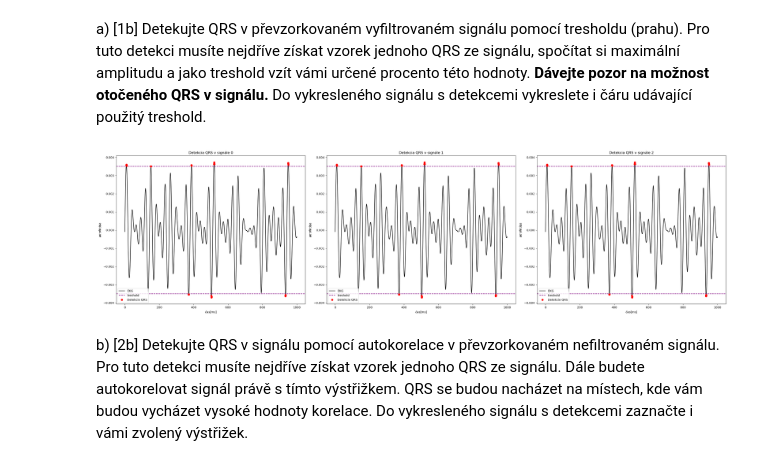
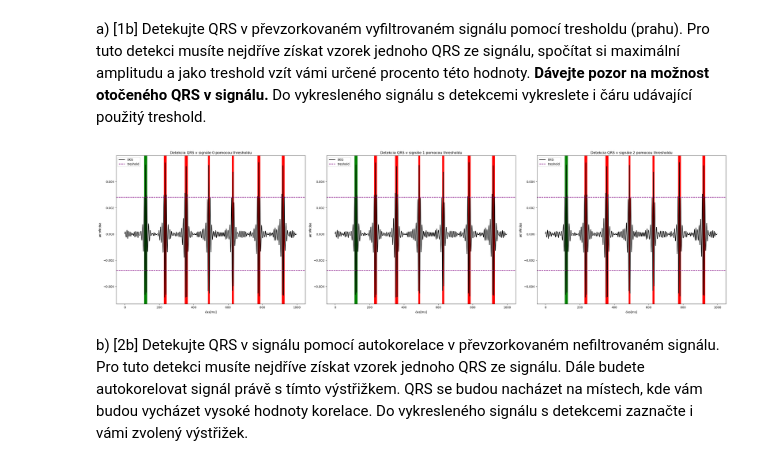
Before and after one commit to matusHubinsky/iss-project-2023, a Jupyter notebook: ISS_ECGProject_2023.ipynb, the cells around one changed output. Cells and saved outputs as stored; diff of their text form; code cells hidden in the pictures.

```diff
--- a/ISS_ECGProject_2023.ipynb
+++ b/ISS_ECGProject_2023.ipynb
@@ -214,8 +208,8 @@ for i in range(3):
     axes[i, 1].set_title('Porovnanie spektra pôvodného a prevzorkovaného signálu ' + str(i))
     axes[i, 1].set_ylabel('$logPSD[Db]$')
     axes[i, 1].set_xlabel('$frekvencia[Hz]$a')
-    axes[i, 1].plot(log_PSD(half_original), color='black')
-    axes[i, 1].plot(log_PSD(half_new), color='red')
+    axes[i, 1].plot(half_original, color='black')
+    axes[i, 1].plot(half_new, color='red')
 
 plt.tight_layout()
 plt.show()
@@ -292,7 +287,7 @@ for i in range(3):
     x, fs = sf.read("new-"+str(i)+".wav")
     i = i * 2
 
-    time = np.arange(0, len(x))
+    time = np.arange(0, len(x)) / fs * 0.5
 
     axes[i, 0].set_title('Originálny signál ' + str(i))
     axes[i, 0].set_xlabel('$čas [ms]$')
@@ -300,7 +295,7 @@ for i in range(3):
     axes[i, 0].plot(time, x, color='black')
 
     new_x = filter(x)
-    new_time = np.arange(0, len(new_x))
+    new_time = np.arange(0, len(new_x)) / fs * 0.5
 
     axes[i, 1].set_title('Vyfiltrovaný signál ' + str(i))
     axes[i, 1].set_xlabel('$čas [ms]$')
@@ -313,13 +308,17 @@ for i in range(3):
     axes[i + 1, 0].set_title('Spektrum originálneho signálu ' + str(i))
     axes[i + 1, 0].set_ylabel('$logPSD [Db]$')
     axes[i + 1, 0].set_xlabel('$frekvencia [Hz]$')
-    axes[i + 1, 0].plot(log_PSD(spectrum_original[:spectrum_original.size//2]), color='black')
+    axes[i + 1, 0].plot(spectrum_original[:spectrum_original.size//2], color='black',  linestyle='-')
 
     axes[i + 1, 1].set_title('Spektrum vyfiltrovaného signálu ' + str(i))
     axes[i + 1, 1].set_ylabel('$logPSD [Db]$')
     axes[i + 1, 1].set_xlabel('$frekvencia [Hz]$')
-    axes[i + 1, 1].plot(log_PSD(spectrum_filtered[:spectrum_filtered.size//2]), color='black')
+    axes[i + 1, 1].plot(spectrum_filtered[:spectrum_filtered.size//2] , color='black', linestyle='-')
 
+    axes[i + 1, 1].axvline(low_cutoff * fs * 0.5 * 10, color='r', linestyle='--', label='Low Cutoff')
+    axes[i + 1, 1].axvline(high_cutoff * fs * 0.5 * 10, color='g', linestyle='--', label='High Cutoff')
+
+    new_fs = fs * 0.5
     sf.write("filtered-"+str(i//2)+".wav", new_x, fs)
 
 plt.tight_layout()
@@ -340,65 +339,69 @@ Příklad zakreslené detekce (před odevzdáním smažte):
 # %% [markdown]
    a) [1b] Detekujte QRS v převzorkovaném vyfiltrovaném signálu pomocí tresholdu (prahu). Pro tuto detekci musíte nejdříve získat vzorek jednoho QRS ze signálu, spočítat si maximální amplitudu a jako treshold vzít vámi určené procento této hodnoty. **Dávejte pozor na možnost otočeného QRS v signálu.** Do vykresleného signálu s detekcemi vykreslete i čáru udávající použitý treshold.
 # %%
+from matplotlib.patches import Rectangle
+
 plt.figure(figsize=(30, 8))
-
-def find_x(y, arr):
-    for i in range(len(arr)):
-        if arr[i] == y:
-            return i
-    return -1
-
-def find_max(arr):
-    global EKG
-    y = 0
-    for i in range(len(arr)):
-        if (abs(arr[i][1]) > y).all():
-            y = arr[i][1]
-    return y
 
 for i in range(3):
     EKG, fs = sf.read("filtered-"+str(i)+".wav")
-    # time = np.arange(0, len(EKG)) / fs * 0.5
 
     # QRS = max(max(x), abs(min(x)))
     QRS = []
     tmp = []
-    treshold = 0.0035
+    treshold = 0.0028
+
+    # TODO
+    # find threhold as a round of first 5 maxinum values, in the first part
 
     for j in range(len(EKG)):
         # track the maximum and minimum values
         if (abs(EKG[j]) > treshold):
             # tmp.append([j, EKG[j]])
             QRS.append([j, EKG[j]])
 
         '''
         if ((len(tmp) > 2) and ((j - tmp[-1][1]) > 100)):
             y = find_max(tmp)
             x = find_x(y, EKG)
             QRS.append([x, y])
             tmp = []
             # print(len(QRS))
         '''
 
     plt.subplot(1, 3, i + 1)
-    plt.title('Detekcia QRS v signále ' + str(i))
+    plt.title('Detekcia QRS v signále ' + str(i) + ' pomocou thresholdu')
     plt.gca().set_xlabel('$čas[ms]$')
     plt.gca().set_ylabel('$amplitúd$a')
     plt.plot(EKG, color='black', label="EKG")
 
     plt.axhline(y = treshold, color='purple', linestyle='--', label="treshold")
     plt.axhline(y = -treshold, color='purple', linestyle='--')
 
+    '''
     plt.plot(QRS[0][0], QRS[0][1], "o", color='red', label="Detekcie QRS")
     for j in range(1, len(QRS)):
         plt.plot(QRS[j][0], QRS[j][1], "o", color='red')
+    '''
 
+    # zvyraznim kazdy QRS, ak je medzi bodmi viac ako 200, sprav utvar medzi prvym a poslednym
+    k = 0
+    first = True
+    for j in range(1, len(QRS)):
+        if (abs(QRS[j - 1][0] - QRS[j][0])) > 20:
+            if first:
+                plt.gca().add_patch(Rectangle((QRS[j - 1][0],  -0.01), QRS[k][0]-QRS[j - 1][0], 0.02, color='green'))
+                first = False
+            else:
+                plt.gca().add_patch(Rectangle((QRS[j - 1][0],  -0.01), QRS[k][0]-QRS[j - 1][0], 0.02, color='red'))
+            k = j
+    plt.gca().add_patch(Rectangle((QRS[j][0], -0.01), QRS[k][0]-QRS[j][0], 0.02, color='red'))
     plt.legend()
 
 plt.tight_layout()
 plt.show()
 # %% [output]
-[figure, old version]
+[figure, new version]
 # %% [markdown]
 b) [2b] Detekujte QRS v signálu pomocí autokorelace v převzorkovaném nefiltrovaném signálu. Pro tuto detekci musíte nejdříve získat vzorek jednoho QRS ze signálu. Dále budete autokorelovat signál právě s tímto výstřižkem. QRS se budou nacházet na místech, kde vám budou vycházet vysoké hodnoty korelace. Do vykresleného signálu s detekcemi zaznačte i vámi zvolený výstřižek.
 # %%
```
Also changed, not shown: parts of 9 cells of this notebook.
